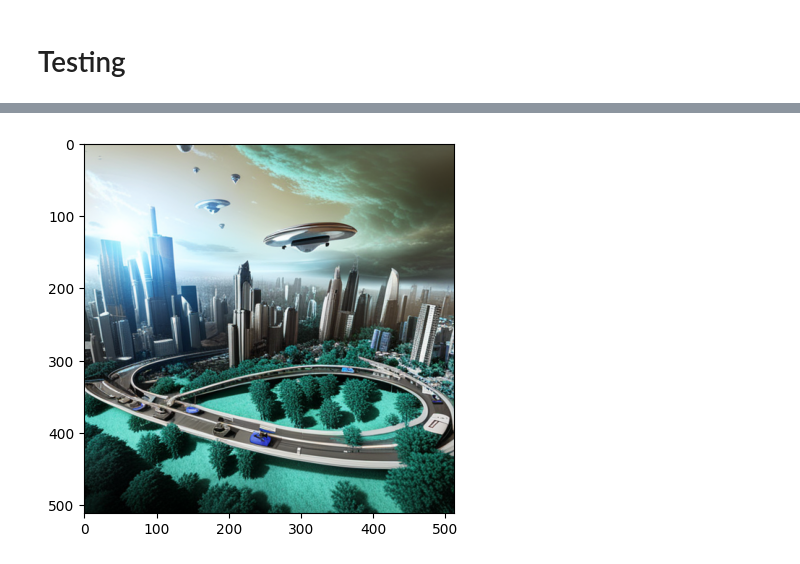
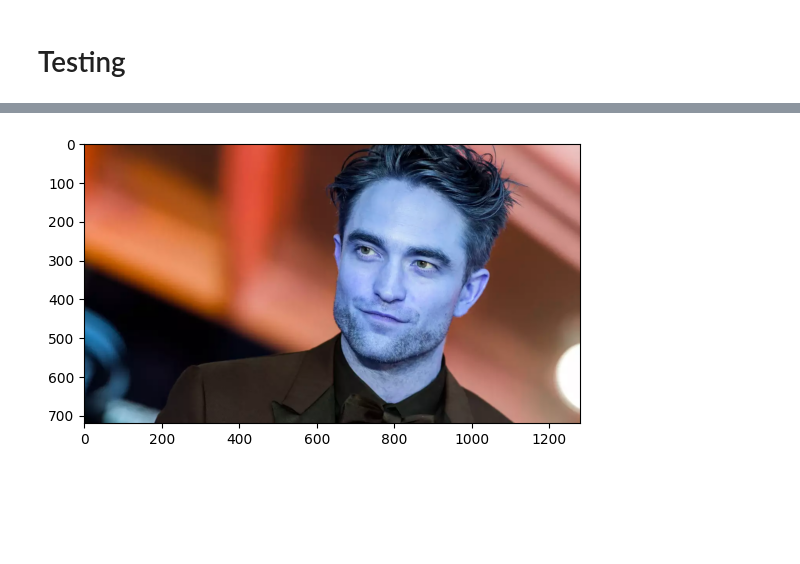
Before and after one commit to roydendsouza31/AI-Generated-Images-vs-Real-Images, a Jupyter notebook: main.ipynb, the cells around one changed output, grey strips where cells are left out. Cells and saved outputs as stored; diff of their text form; code cells hidden in the pictures; blank space fills up the shorter version.

```diff
--- a/main.ipynb
+++ b/main.ipynb
@@ -475,4 +523,4 @@ The given image is AI Generated.
 # %%
-path_img = '/content/testing/ai4.png'
+path_img = '/content/testing/real1.webp'
 find_out(path_img)
 # %% [output]
@@ -481,4 +529,4 @@ The given image is AI Generated.
-[figure, old version]
+[figure, new version]
 # %%
 path_img = '/content/testing/real2.jpeg'
 find_out(path_img)
```
Also changed, not shown: parts of 34 cells of this notebook.
